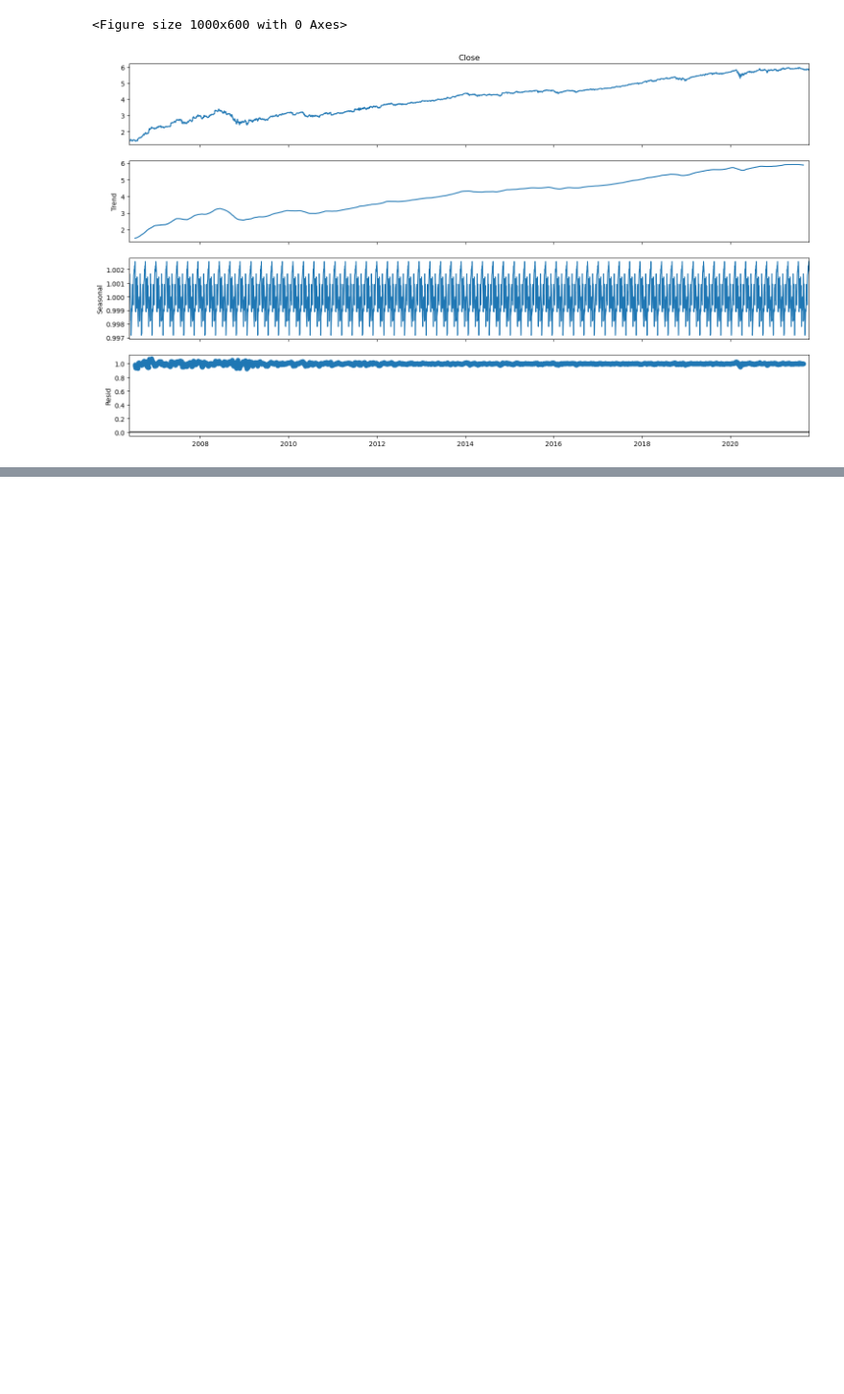
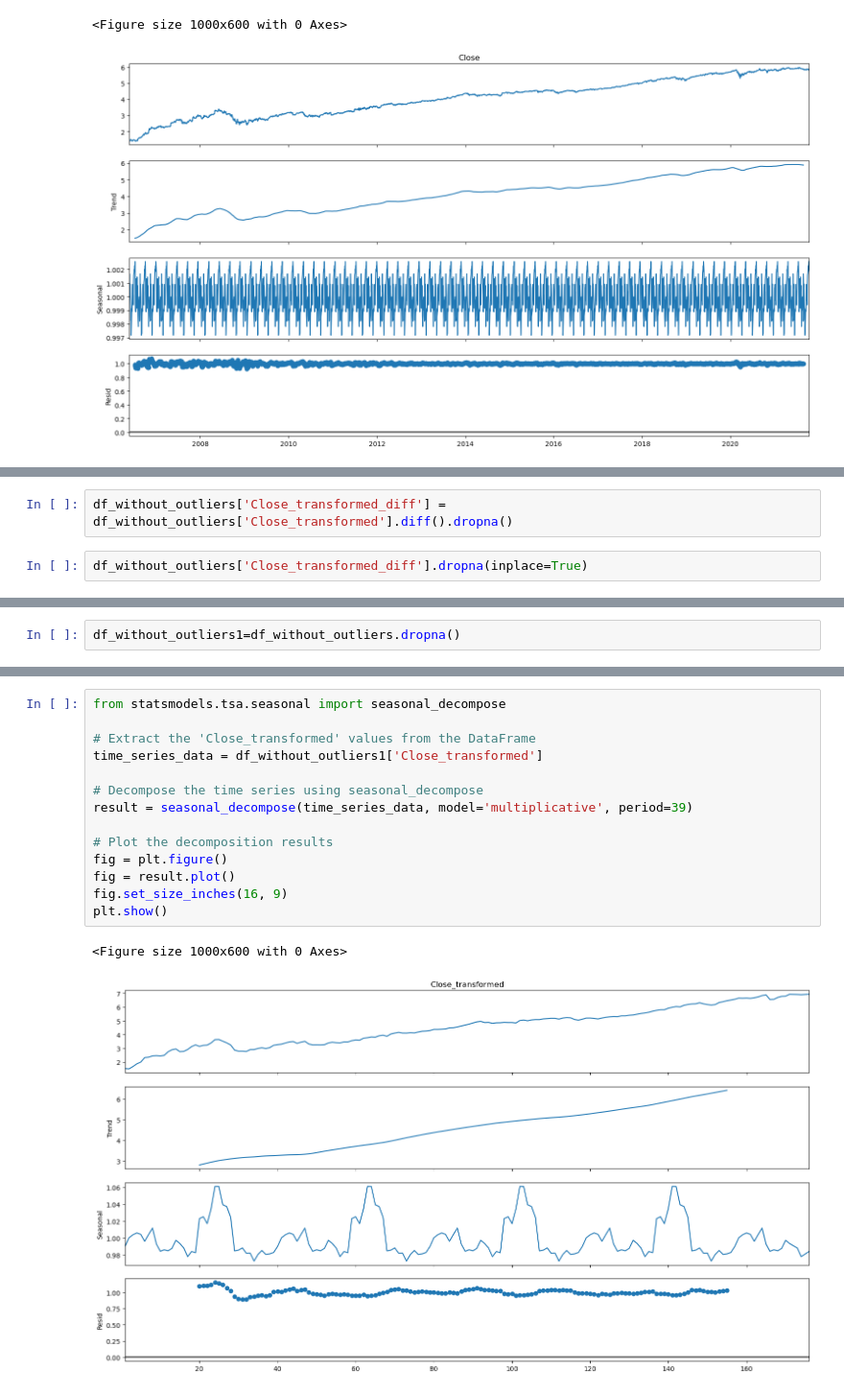
Before and after one commit to srijita1406/Quantitative-Analytics, a Jupyter notebook: stock-forecasting.ipynb, the cells around one changed output, grey strips where cells are left out. Shown at 96% size. Saved outputs shown, nothing was run; the diff lists cells and outputs as text; blank space fills up the shorter version.

```diff
--- a/stock-forecasting.ipynb
+++ b/stock-forecasting.ipynb
@@ -284,0 +512,4 @@ plt.show()
+# %%
+df_without_outliers['Close_transformed_diff'] = df_without_outliers['Close_transformed'].diff().dropna()
+# %%
+df_without_outliers['Close_transformed_diff'].dropna(inplace=True)
@@ -284,0 +525,2 @@ plt.show()
+# %%
+df_without_outliers1=df_without_outliers.dropna()
@@ -321,0 +608,17 @@ look-up table. The actual p-value is smaller than the p-value returned.
+# %%
+from statsmodels.tsa.seasonal import seasonal_decompose
+
+# Extract the 'Close_transformed' values from the DataFrame
+time_series_data = df_without_outliers1['Close_transformed']
+
+# Decompose the time series using seasonal_decompose
+result = seasonal_decompose(time_series_data, model='multiplicative', period=39)
+
+# Plot the decomposition results
+fig = plt.figure()
+fig = result.plot()
+fig.set_size_inches(16, 9)
+plt.show()
+# %% [output]
+<Figure size 1000x600 with 0 Axes>
+[figure, added]
```
Also changed, not shown: parts of 16 cells of this notebook.
